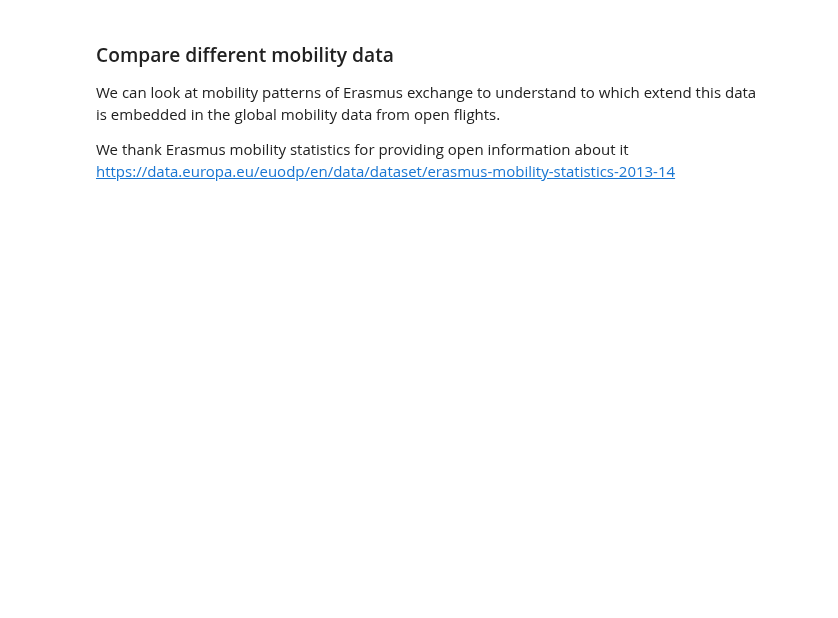
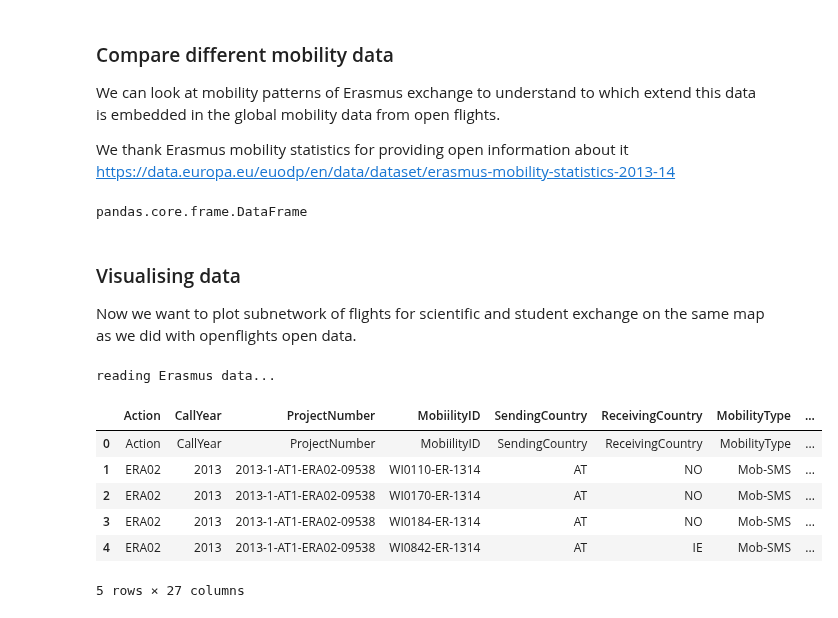
Before and after one commit to Liyubov/mobility_analysis_openhumans, a Jupyter notebook: mobilitydata analyzer.ipynb, the cells around one changed output. Drawn from its saved outputs; the diff is of its cells as text; code cells hidden in the pictures; blank space fills up the shorter version.

```diff
--- a/mobilitydata analyzer.ipynb
+++ b/mobilitydata analyzer.ipynb
@@ -502,3 +555,30 @@ We thank Erasmus mobility statistics for providing open information about it
 https://data.europa.eu/euodp/en/data/dataset/erasmus-mobility-statistics-2013-14
 # %%
 data_erasmus = pandas.read_excel('C:/Users/lyubo/Documents/DATA_networks/mobilitydata/mobility_dataERASMUS/Student_Mobility_2013-14.xlsx', header=None, dtype=str)
+# %%
+type(data_erasmus)
+# %% [output]
+pandas.core.frame.DataFrame
+# %% [markdown]
+### Visualising data
+
+Now we want to plot subnetwork of flights for scientific and student exchange on the same map
+as we did with openflights open data.
+# %%
+print('reading Erasmus data...')
+data_erasmus.columns = ["Action", "CallYear", "ProjectNumber", "MobiilityID", "SendingCountry", "ReceivingCountry", "MobilityType", "SpecialNeeds", "SubjectAreaCode", "SubjectAreaName", "CombinedMobilityYesNo", "StartDate", "EndDate", "DurationInMonths", "DurationInDays","SubsistenseTravel", "LevelOfStudy","ParticipantID","ParticipantGender","ParticipantType","Language", "SendingPartnerErasmusID","SendingPArtnerName", "HostingPartnerErasmusID", "HostingPartnerName","HostingPartnerCountry","HostingPartnerCity"]
+# Read in the airlines data.airlines = pandas.read_csv("airlines.csv", header=None, dtype=str)
+# %% [output]
+reading Erasmus data...
+# %%
+#how data looks like
+
+data_erasmus.head()
+# %% [output]
+|  | Action | CallYear | ProjectNumber | MobiilityID | SendingCountry | ReceivingCountry | MobilityType | ... |
+| 0 | Action | CallYear | ProjectNumber | MobiilityID | SendingCountry | ReceivingCountry | MobilityType | ... |
+| 1 | ERA02 | 2013 | 2013-1-AT1-ERA02-09538 | WI0110-ER-1314 | AT | NO | Mob-SMS | ... |
+| 2 | ERA02 | 2013 | 2013-1-AT1-ERA02-09538 | WI0170-ER-1314 | AT | NO | Mob-SMS | ... |
+| 3 | ERA02 | 2013 | 2013-1-AT1-ERA02-09538 | WI0184-ER-1314 | AT | NO | Mob-SMS | ... |
+| 4 | ERA02 | 2013 | 2013-1-AT1-ERA02-09538 | WI0842-ER-1314 | AT | IE | Mob-SMS | ... |
+5 rows × 27 columns
```
Also changed, not shown: parts of 5 cells of this notebook.
